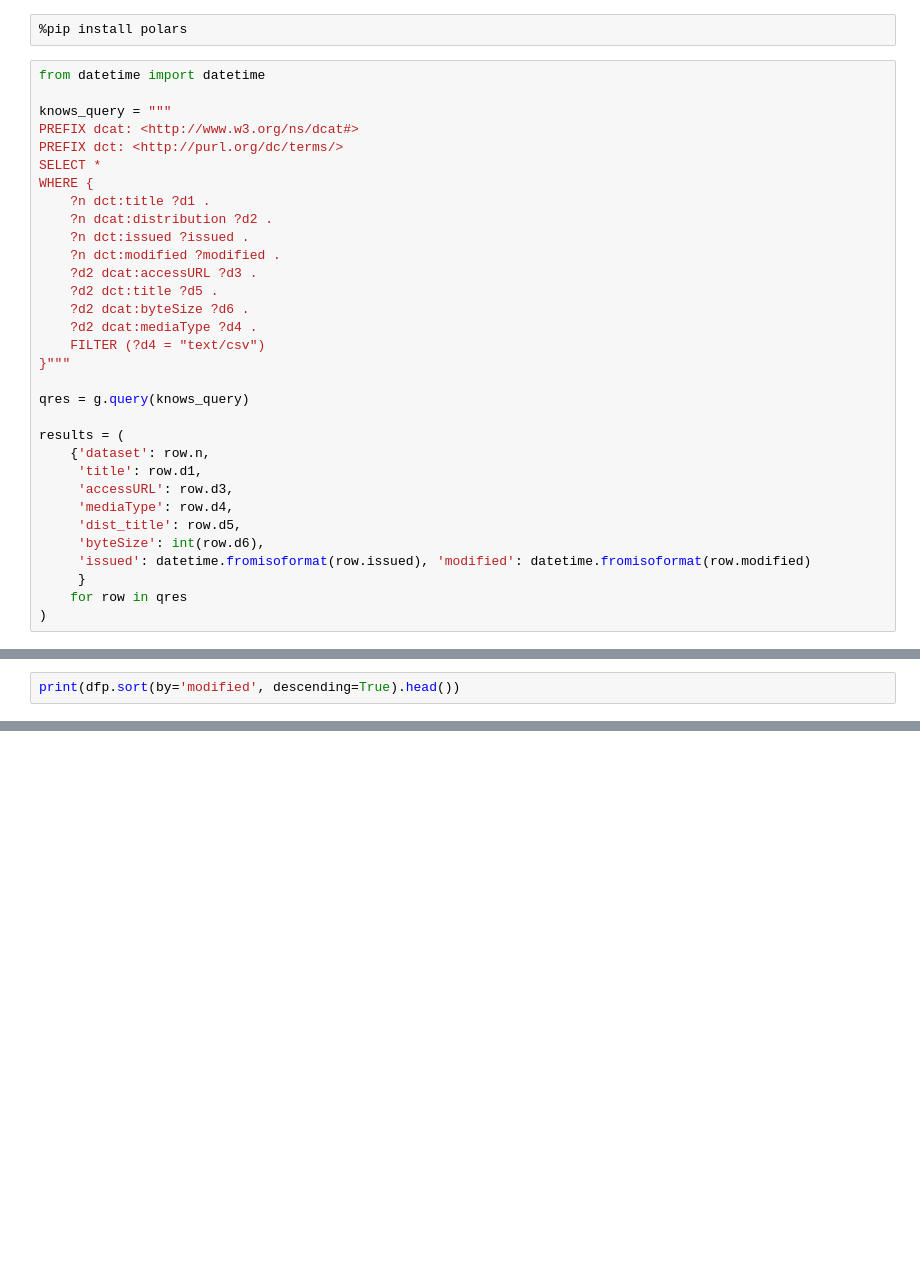
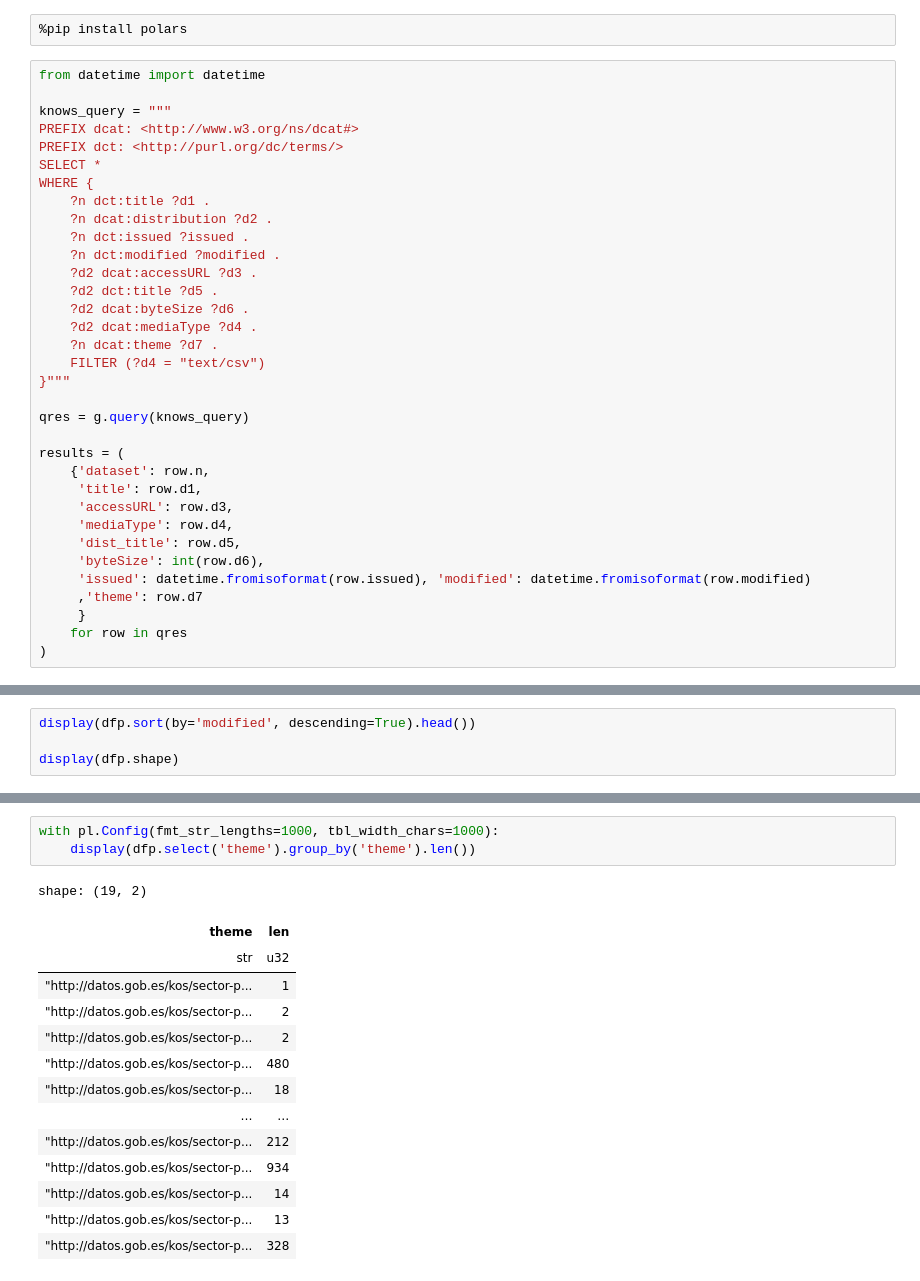
Before and after one commit to jcaubin/codespaces-jupyter_dam_01, a Jupyter notebook: notebooks/dam_madrid_catalogo.ipynb, the cells around one changed output, grey strips where cells are left out. Drawn from its saved outputs; the diff is of its cells as text; blank space fills up the shorter version.

```diff
--- a/notebooks/dam_madrid_catalogo.ipynb
+++ b/notebooks/dam_madrid_catalogo.ipynb
@@ -63,6 +100,7 @@ WHERE {
     ?d2 dct:title ?d5 .
     ?d2 dcat:byteSize ?d6 .
     ?d2 dcat:mediaType ?d4 .
+    ?n dcat:theme ?d7 .
     FILTER (?d4 = "text/csv")
 }"""
 
@@ -76,6 +114,7 @@ results = (
      'dist_title': row.d5,
      'byteSize': int(row.d6),
      'issued': datetime.fromisoformat(row.issued), 'modified': datetime.fromisoformat(row.modified)
+     ,'theme': row.d7
      }
     for row in qres
 )
@@ -92,2 +142,4 @@ df
 # %%
-print(dfp.sort(by='modified', descending=True).head())
+display(dfp.sort(by='modified', descending=True).head())
+
+display(dfp.shape)
@@ -93,0 +156,18 @@ print(dfp.sort(by='modified', descending=True).head())
+# %%
+with pl.Config(fmt_str_lengths=1000, tbl_width_chars=1000):
+    display(dfp.select('theme').group_by('theme').len())
+# %% [output]
+shape: (19, 2)
+| theme | len |
+| str | u32 |
+| "http://datos.gob.es/kos/sector-p... | 1 |
+| "http://datos.gob.es/kos/sector-p... | 2 |
+| "http://datos.gob.es/kos/sector-p... | 2 |
+| "http://datos.gob.es/kos/sector-p... | 480 |
+| "http://datos.gob.es/kos/sector-p... | 18 |
+| … | … |
+| "http://datos.gob.es/kos/sector-p... | 212 |
+| "http://datos.gob.es/kos/sector-p... | 934 |
+| "http://datos.gob.es/kos/sector-p... | 14 |
+| "http://datos.gob.es/kos/sector-p... | 13 |
+| "http://datos.gob.es/kos/sector-p... | 328 |
```
Also changed, not shown: parts of 5 cells of this notebook, 3 other files.
